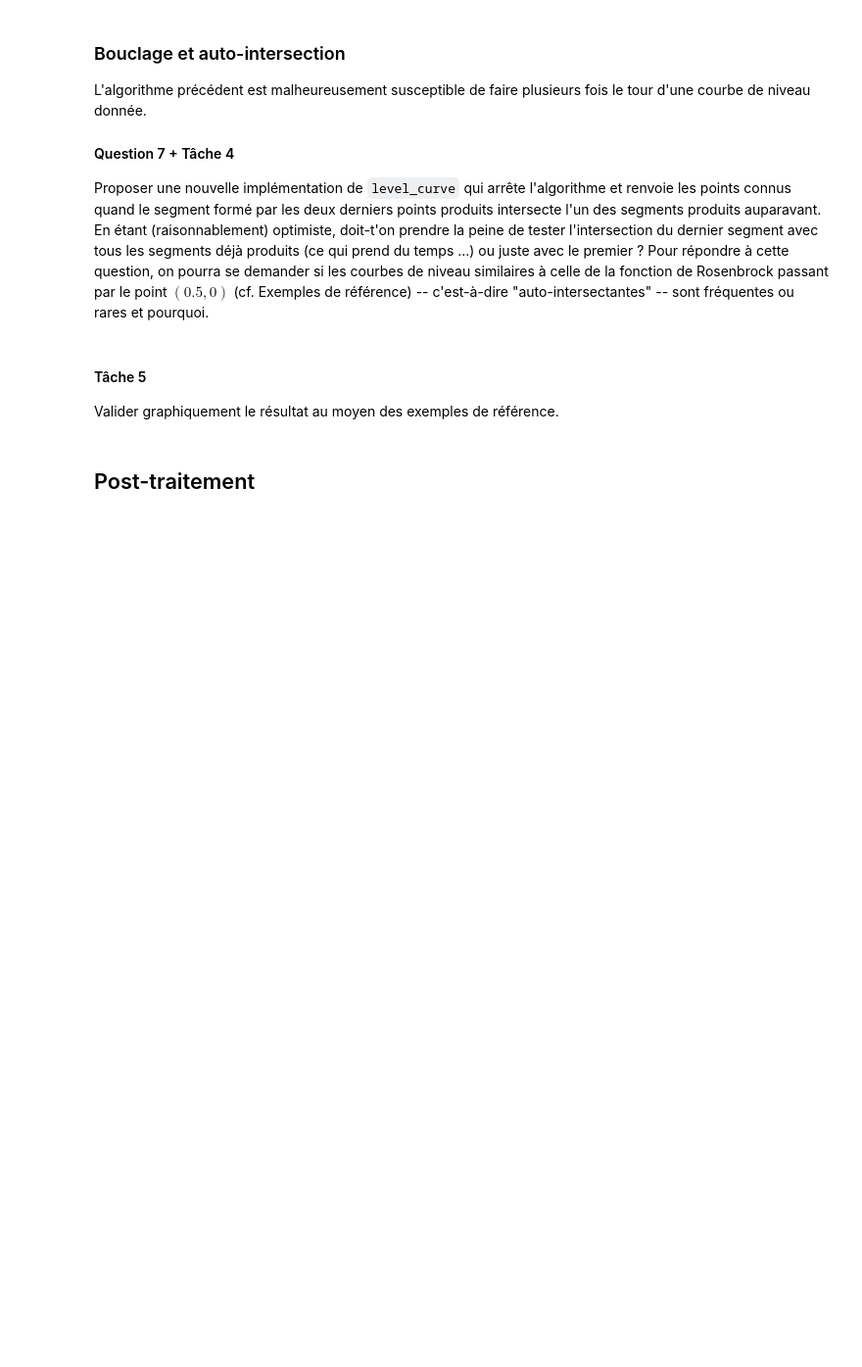
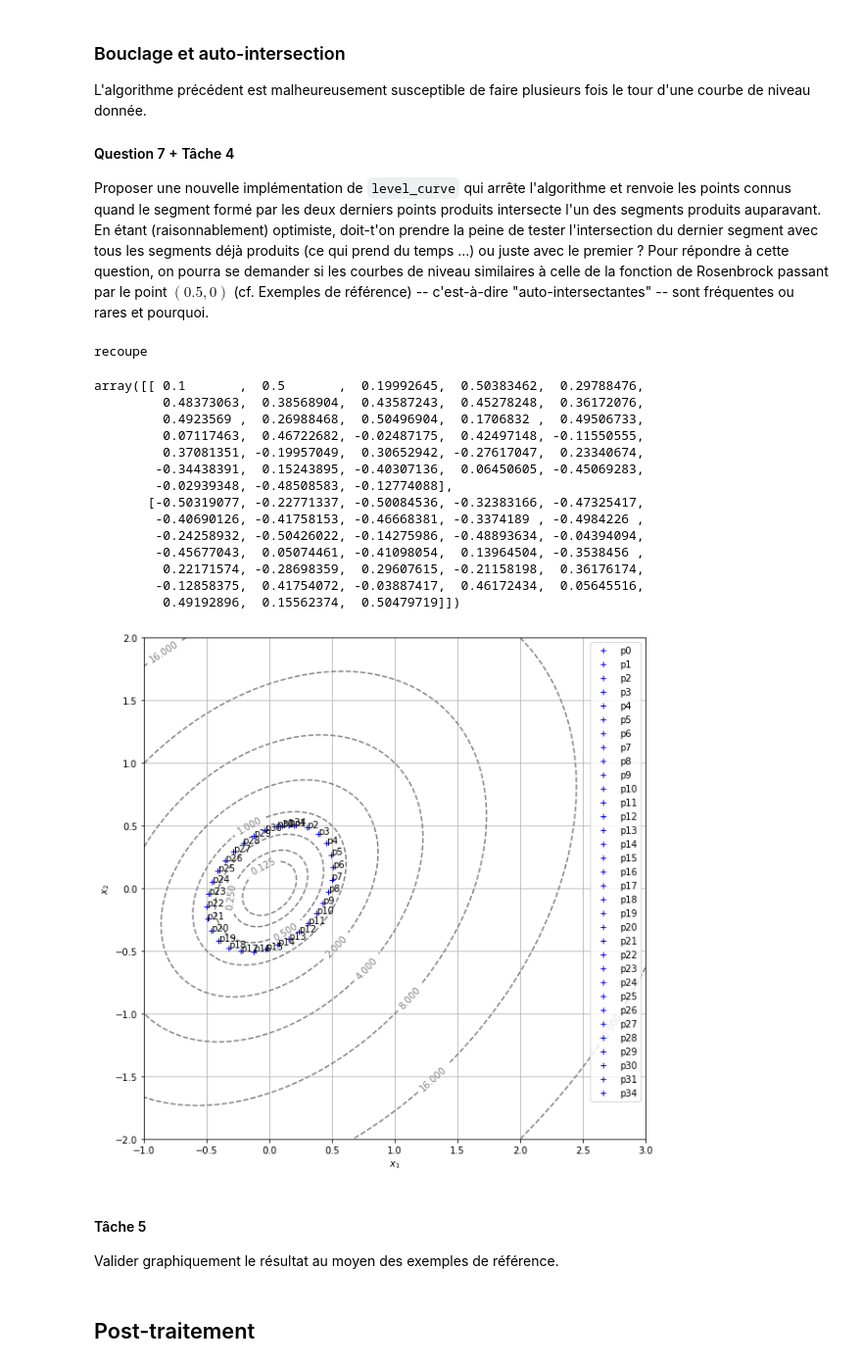
Before and after one commit to florian6973/courbes-de-niveau, a Jupyter notebook: Courbes de niveau - Enoncé.ipynb, the cells around one changed output. Shown at 98% size. Cells and saved outputs as stored; diff of their text form; code cells hidden in the pictures; blank space fills up the shorter version.

```diff
--- a/Courbes de niveau - Enoncé.ipynb
+++ b/Courbes de niveau - Enoncé.ipynb
@@ -279,3 +435,23 @@ Proposer une nouvelle implémentation de `level_curve` qui arrête l'algorithme
+# %%
+xd,yd=0.1,0.5
+(level_curve2(f1, xd, yd, 0.1, 35)) #partir d'un bon point)
+# %% [output]
+recoupe
+array([[ 0.1       ,  0.5       ,  0.19992645,  0.50383462,  0.29788476,
+         0.48373063,  0.38568904,  0.43587243,  0.45278248,  0.36172076,
+         0.4923569 ,  0.26988468,  0.50496904,  0.1706832 ,  0.49506733,
+         0.07117463,  0.46722682, -0.02487175,  0.42497148, -0.11550555,
+         0.37081351, -0.19957049,  0.30652942, -0.27617047,  0.23340674,
+        -0.34438391,  0.15243895, -0.40307136,  0.06450605, -0.45069283,
+        -0.02939348, -0.48508583, -0.12774088],
+       [-0.50319077, -0.22771337, -0.50084536, -0.32383166, -0.47325417,
+        -0.40690126, -0.41758153, -0.46668381, -0.3374189 , -0.4984226 ,
+        -0.24258932, -0.50426022, -0.14275986, -0.48893634, -0.04394094,
+        -0.45677043,  0.05074461, -0.41098054,  0.13964504, -0.3538456 ,
+         0.22171574, -0.28698359,  0.29607615, -0.21158198,  0.36176174,
+        -0.12858375,  0.41754072, -0.03887417,  0.46172434,  0.05645516,
+         0.49192896,  0.15562374,  0.50479719]])
+[figure, added]
 # %% [markdown]
 #### Tâche 5
 
```
Also changed, not shown: parts of 9 cells of this notebook.
